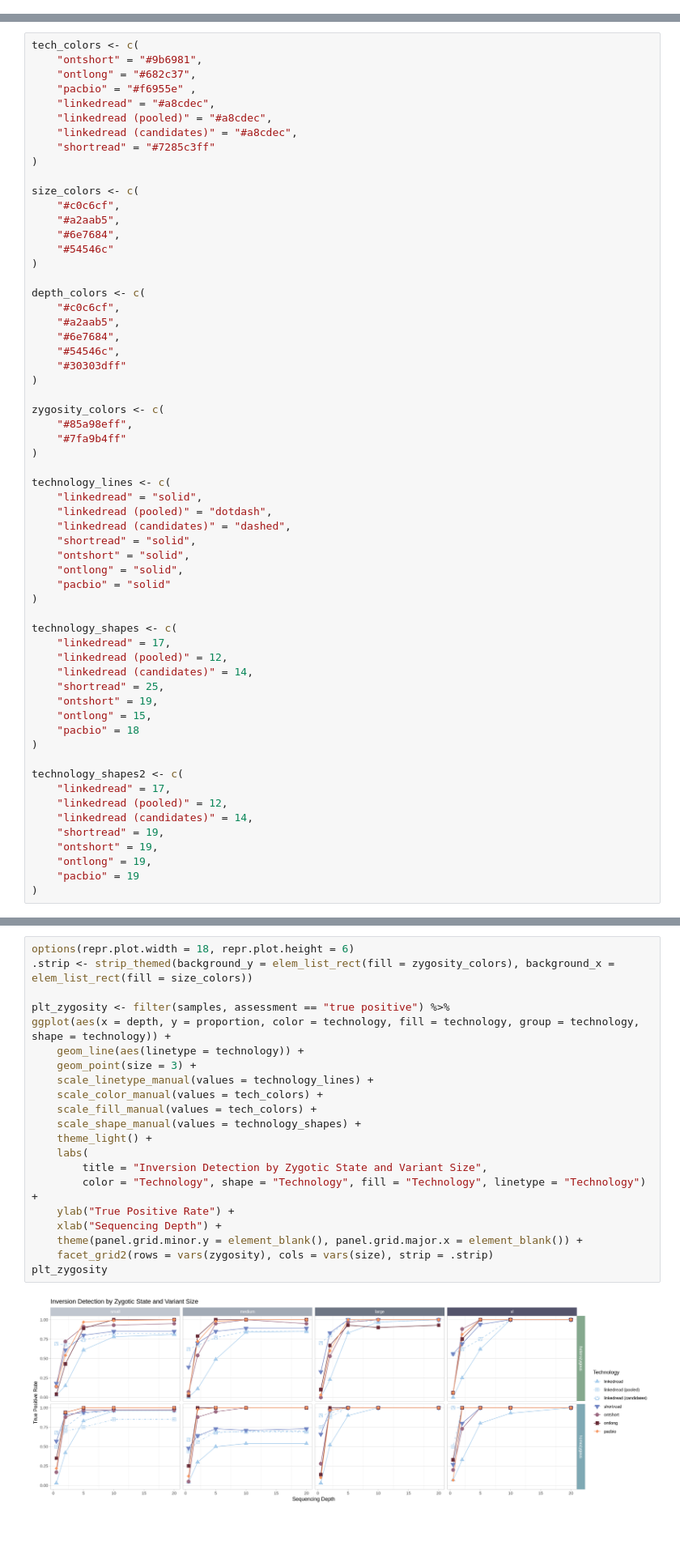
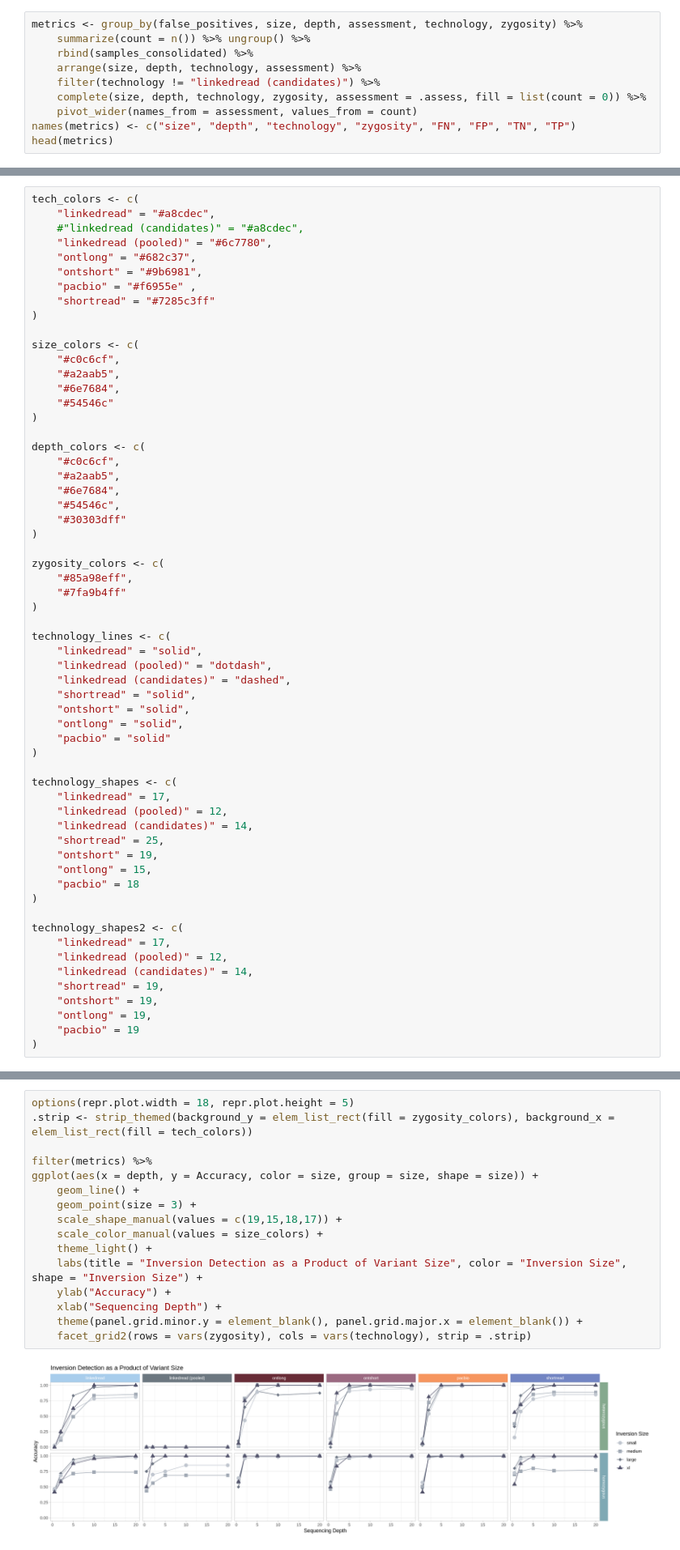
Before and after one commit to pdimens/haplotagging_simulations, a Jupyter notebook: compare_called_inversions.ipynb, the cells around one changed output, grey strips where cells are left out. Shown at 81% size. Drawn from its saved outputs; the diff is of its cells as text; blank space fills up the shorter version.

Commit message:
improve the plots

```diff
--- a/compare_called_inversions.ipynb
+++ b/compare_called_inversions.ipynb
@@ -201,0 +264,10 @@ A tibble: 6 × 7
+# %%
+metrics <- group_by(false_positives, size, depth, assessment, technology, zygosity) %>%
+    summarize(count = n()) %>% ungroup() %>%
+    rbind(samples_consolidated) %>%
+    arrange(size, depth, technology, assessment) %>%
+    filter(technology != "linkedread (candidates)") %>%
+    complete(size, depth, technology, zygosity, assessment = .assess, fill = list(count = 0)) %>%
+    pivot_wider(names_from = assessment, values_from = count)
+names(metrics) <- c("size", "depth", "technology", "zygosity", "FN", "FP", "TN", "TP")
+head(metrics)
@@ -203,12 +334,12 @@ A tibble: 6 × 7
 Let's also set a color palette for the technology comparisons using the [Arches theme](https://github.com/katiejolly/nationalparkcolors/tree/master) and the Redwoods theme for the depths.
 # %%
 tech_colors <- c(
+    "linkedread" = "#a8cdec",
+    #"linkedread (candidates)" = "#a8cdec",
+    "linkedread (pooled)" = "#6c7780",
+    "ontlong" = "#682c37",
     "ontshort" = "#9b6981",
-    "ontlong" = "#682c37",
     "pacbio" = "#f6955e" ,
-    "linkedread" = "#a8cdec",
-    "linkedread (pooled)" = "#a8cdec",
-    "linkedread (candidates)" = "#a8cdec",
     "shortread" = "#7285c3ff"
 )
 
@@ -272,25 +403,20 @@ We are now interested in seeing how these performed. There are several dimension
 #### Detection between technologies across inversion classes
 We'll approach this a few different ways to try to reveal meaningful information. First let's compare how each of the technologies did within a given inversion size class.
 # %%
-options(repr.plot.width = 18, repr.plot.height = 6)
-.strip <- strip_themed(background_y = elem_list_rect(fill = zygosity_colors), background_x = elem_list_rect(fill = size_colors))
+options(repr.plot.width = 18, repr.plot.height = 5)
+.strip <- strip_themed(background_y = elem_list_rect(fill = zygosity_colors), background_x = elem_list_rect(fill = tech_colors))
 
-plt_zygosity <- filter(samples, assessment == "true positive") %>%
-ggplot(aes(x = depth, y = proportion, color = technology, fill = technology, group = technology, shape = technology)) +
-    geom_line(aes(linetype = technology)) +
+filter(metrics) %>%
+ggplot(aes(x = depth, y = Accuracy, color = size, group = size, shape = size)) +
+    geom_line() +
     geom_point(size = 3) +
-    scale_linetype_manual(values = technology_lines) +
-    scale_color_manual(values = tech_colors) +
-    scale_fill_manual(values = tech_colors) +
-    scale_shape_manual(values = technology_shapes) +
+    scale_shape_manual(values = c(19,15,18,17)) +
+    scale_color_manual(values = size_colors) +
     theme_light() +
-    labs(
-        title = "Inversion Detection by Zygotic State and Variant Size",
-        color = "Technology", shape = "Technology", fill = "Technology", linetype = "Technology") +
-    ylab("True Positive Rate") +
+    labs(title = "Inversion Detection as a Product of Variant Size", color = "Inversion Size", shape = "Inversion Size") +
+    ylab("Accuracy") +
     xlab("Sequencing Depth") +
     theme(panel.grid.minor.y = element_blank(), panel.grid.major.x = element_blank()) +
-    facet_grid2(rows = vars(zygosity), cols = vars(size), strip = .strip)
-plt_zygosity
+    facet_grid2(rows = vars(zygosity), cols = vars(technology), strip = .strip)
 # %% [output]
-[figure, old version]
+[figure, new version]
```
Also changed, not shown: parts of 32 cells of this notebook, 3 other files.
